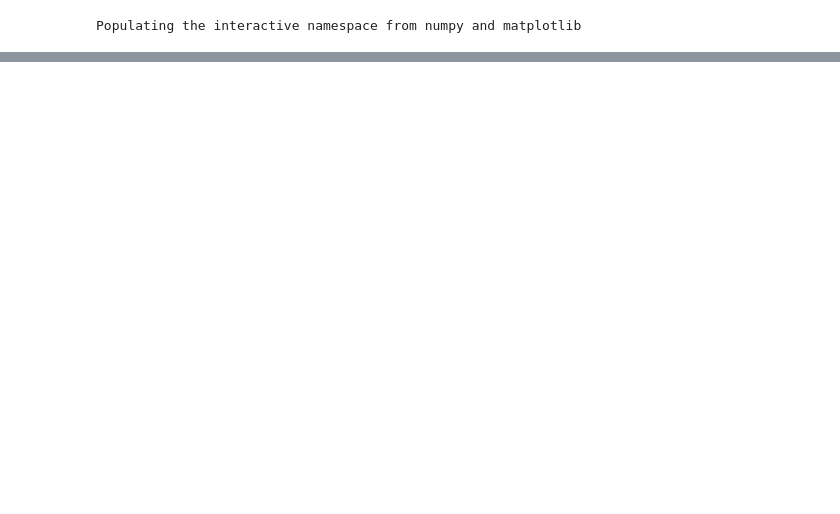
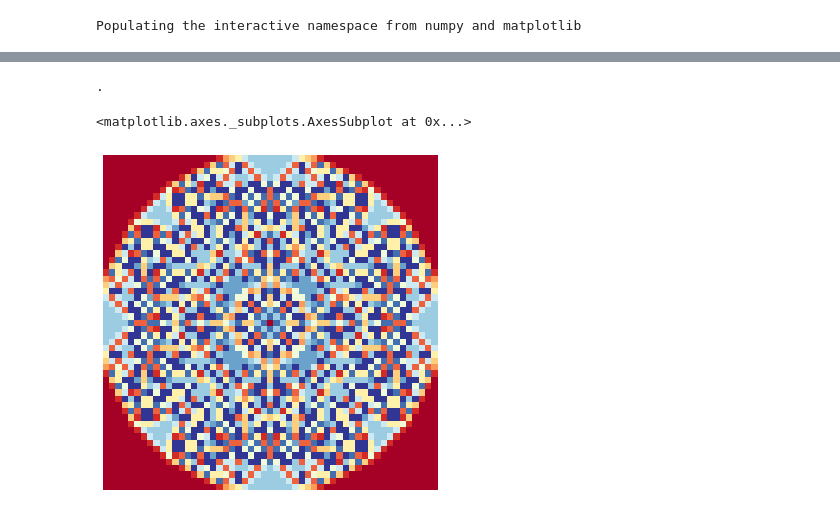
Before and after one commit to sminez/recreational_mathematics, a Jupyter notebook: Sandpiles/Sandpiles.ipynb, the cells around one changed output, grey strips where cells are left out. Saved outputs shown, nothing was run; the diff lists cells and outputs as text; code cells hidden in the pictures; blank space fills up the shorter version.

```diff
--- a/Sandpiles/Sandpiles.ipynb
+++ b/Sandpiles/Sandpiles.ipynb
@@ -129,0 +174,8 @@ initial sand 1024
+# %%
+g = s.ntopple(10, True)
+plt.figure(figsize=(6, 6))
+sns.heatmap(g, cbar=False, xticklabels=False, yticklabels=False, cmap="RdYlBu")
+# %% [output]
+.
+<matplotlib.axes._subplots.AxesSubplot at 0x...>
+[figure, added]
```
Also changed, not shown: parts of 9 cells of this notebook.
